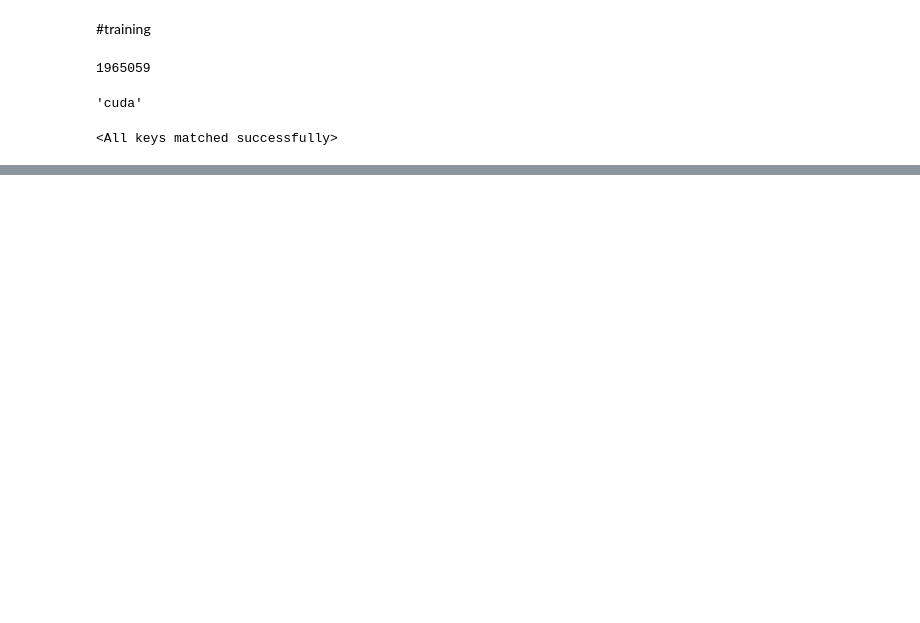
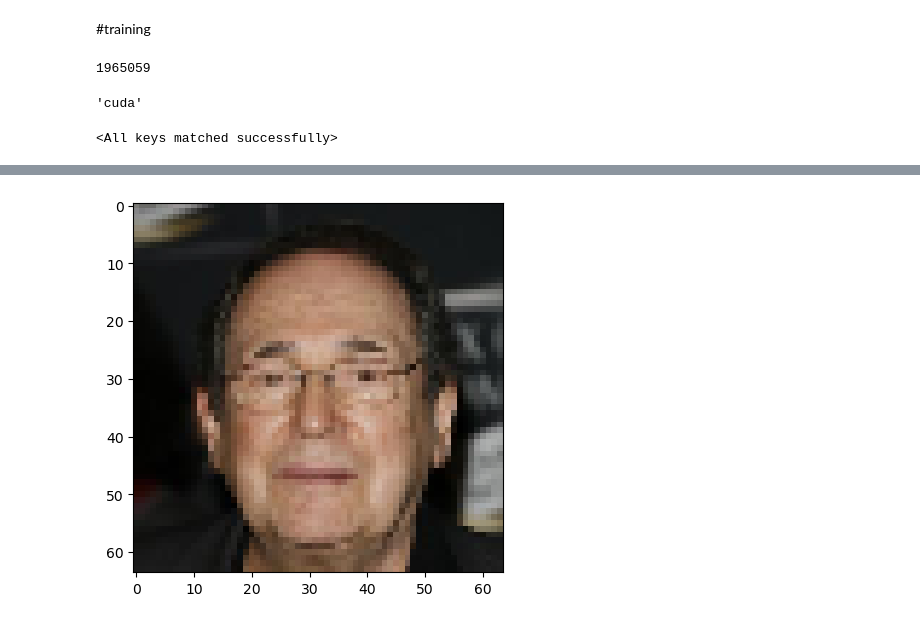
Before and after one commit to lovroglogar/du2_projekt, a Jupyter notebook: exploration.ipynb, the cells around one changed output, grey strips where cells are left out. Cells and saved outputs as stored; diff of their text form; code cells hidden in the pictures; blank space fills up the shorter version.

Commit message:
Usporedba real and fake

```diff
--- a/exploration.ipynb
+++ b/exploration.ipynb
@@ -206,0 +191,5 @@ Clipping input data to the valid range for imshow with RGB data ([0..1] for floa
+# %%
+real = next(iter(dataloader_x))[1]
+show_img(real)
+# %% [output]
+[figure, added]
```
Also changed, not shown: parts of 7 cells of this notebook, 1 other file.
